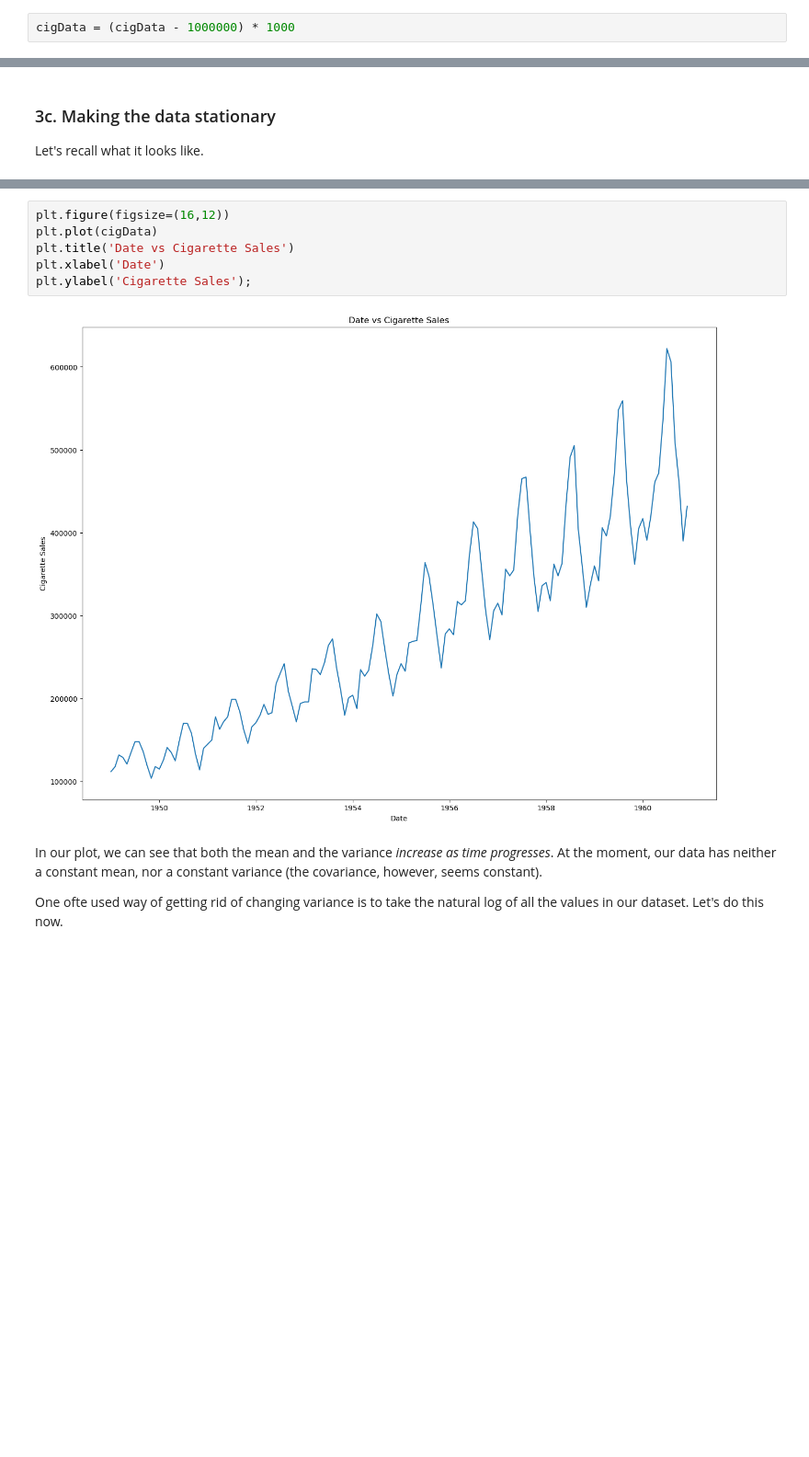
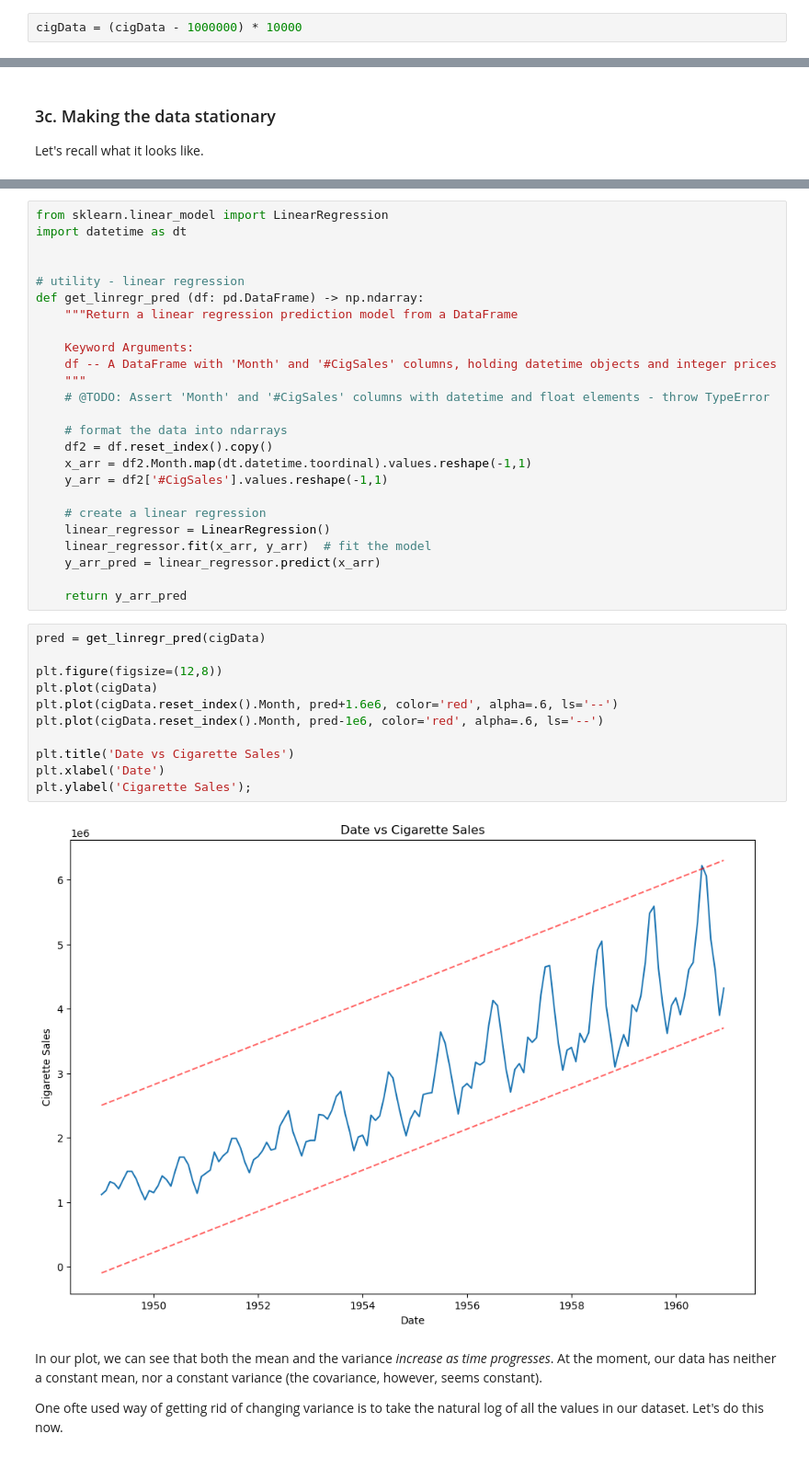
Before and after one commit to frankfletcher/Springboard-Data-Science, a Jupyter notebook: Module 21.1 - Cowboys and Cigrettes Case Study/Cowboy Cigarettes Case Study - Tier 3-FrankFletcher-better-version.ipynb, the cells around one changed output, grey strips where cells are left out. Shown at 92% size. Drawn from its saved outputs; the diff is of its cells as text; blank space fills up the shorter version.

Commit message:
linear regression for scale, clean comments

```diff
--- a/Module 21.1 - Cowboys and Cigrettes Case Study/Cowboy Cigarettes Case Study - Tier 3-FrankFletcher-better-version.ipynb
+++ b/Module 21.1 - Cowboys and Cigrettes Case Study/Cowboy Cigarettes Case Study - Tier 3-FrankFletcher-better-version.ipynb
@@ -75,7 +75,7 @@ cigData = pd.read_csv('CowboyCigsData.csv', usecols=['Time', '#CigSales'], parse
 
 This alteration will make many of the exercises work (like taking the log to decrease variance)
 # %%
-cigData = (cigData - 1000000) * 1000
+cigData = (cigData - 1000000) * 10000
 # %% [markdown]
 ### 1c. Explore the data
 We now need to check whether the data conduces to a time series style analysis.
@@ -347,11 +347,41 @@ cigData.head()
+# %%
+from sklearn.linear_model import LinearRegression
+import datetime as dt
+
+
+# utility - linear regression
+def get_linregr_pred (df: pd.DataFrame) -> np.ndarray:
+    """Return a linear regression prediction model from a DataFrame
+
+    Keyword Arguments:
+    df -- A DataFrame with 'Month' and '#CigSales' columns, holding datetime objects and integer prices
+    """
+    # @TODO: Assert 'Month' and '#CigSales' columns with datetime and float elements - throw TypeError
+
+    # format the data into ndarrays
+    df2 = df.reset_index().copy()
+    x_arr = df2.Month.map(dt.datetime.toordinal).values.reshape(-1,1)
+    y_arr = df2['#CigSales'].values.reshape(-1,1)
+
+    # create a linear regression
+    linear_regressor = LinearRegression()
+    linear_regressor.fit(x_arr, y_arr)  # fit the model
+    y_arr_pred = linear_regressor.predict(x_arr)
+
+    return y_arr_pred
 # %%
-plt.figure(figsize=(16,12))
+pred = get_linregr_pred(cigData)
+
+plt.figure(figsize=(12,8))
 plt.plot(cigData)
+plt.plot(cigData.reset_index().Month, pred+1.6e6, color='red', alpha=.6, ls='--')
+plt.plot(cigData.reset_index().Month, pred-1e6, color='red', alpha=.6, ls='--')
+
 plt.title('Date vs Cigarette Sales')
 plt.xlabel('Date')
 plt.ylabel('Cigarette Sales');
 # %% [output]
-[figure, old version]
+[figure, new version]
 # %% [markdown]
 In our plot, we can see that both the mean and the variance *increase as time progresses*. At the moment, our data has neither a constant mean, nor a constant variance (the covariance, however, seems constant).
 
```
Also changed, not shown: parts of 30 cells of this notebook.
